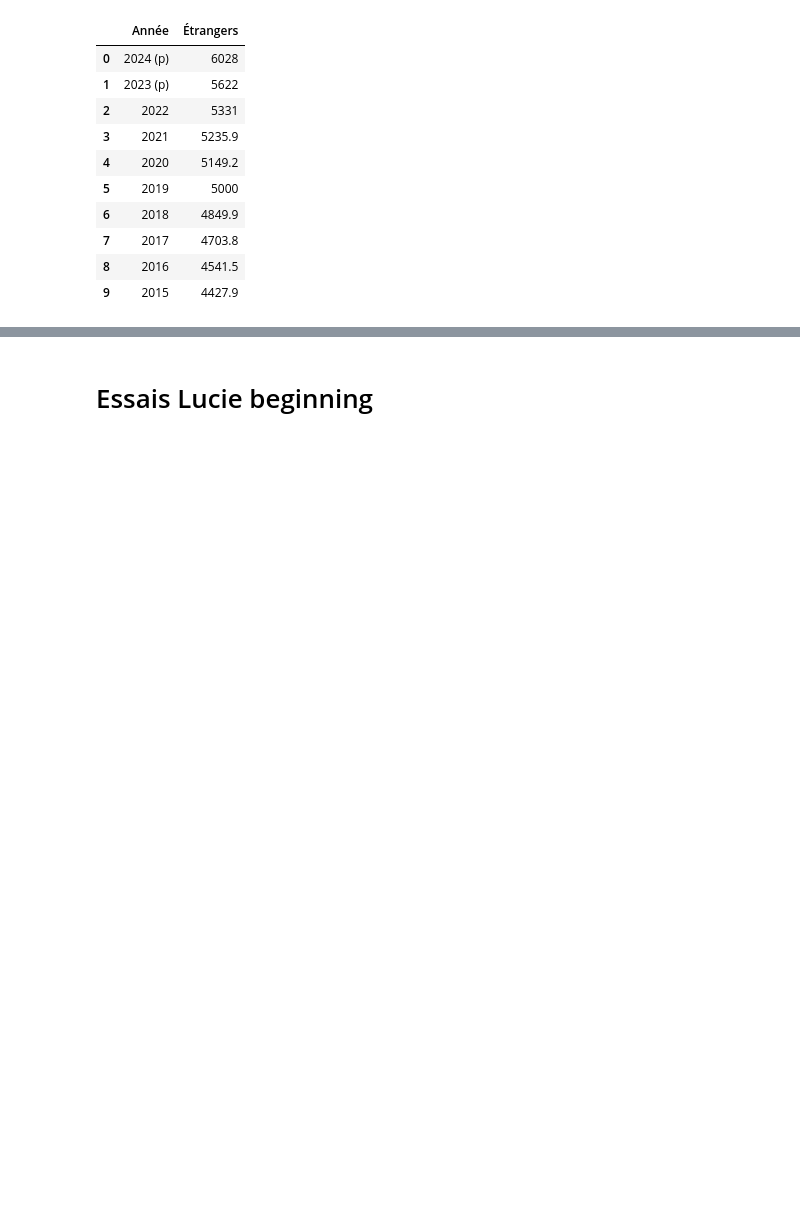
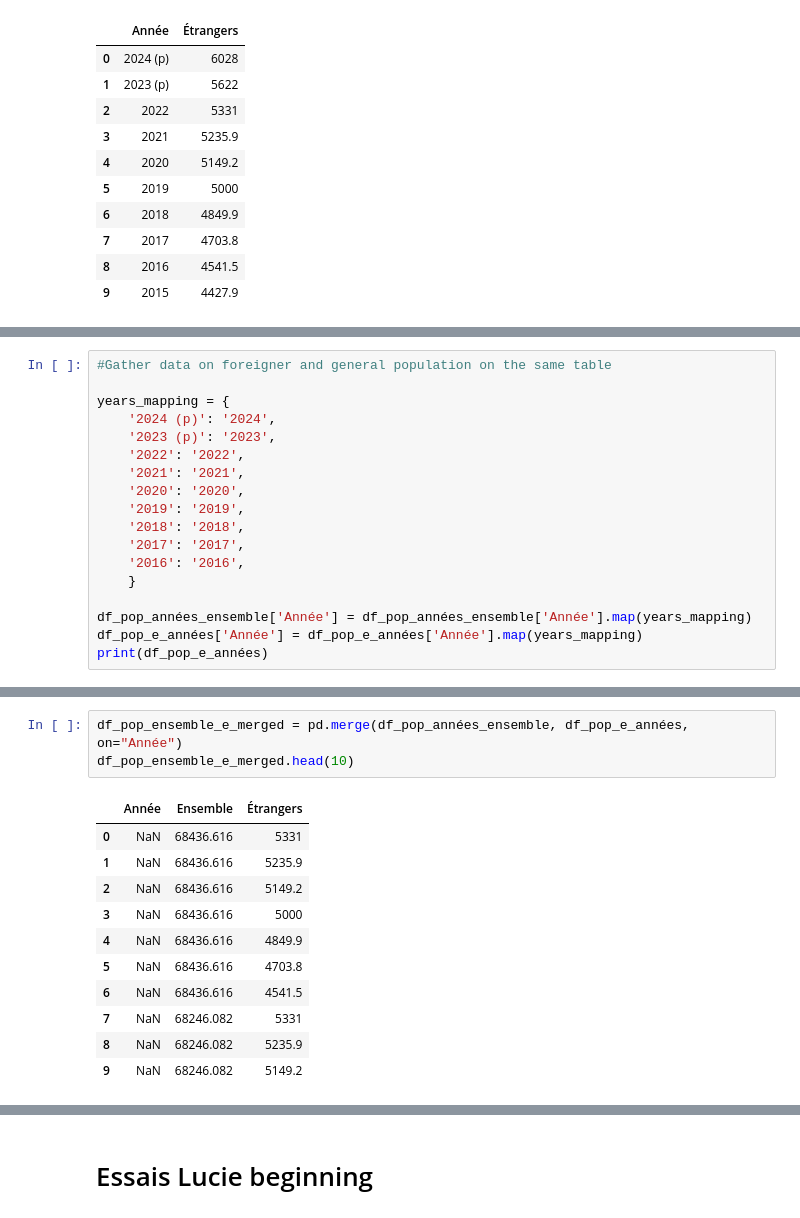
Before and after one commit to luciedum-dot/Intro-to-data-analysis-with-Python---Final-Project, a Jupyter notebook: Evolutions_of_Criminality_France_2016_2024.ipynb, the cells around one changed output, grey strips where cells are left out. Drawn from its saved outputs; the diff is of its cells as text; blank space fills up the shorter version.

```diff
--- a/Evolutions_of_Criminality_France_2016_2024.ipynb
+++ b/Evolutions_of_Criminality_France_2016_2024.ipynb
@@ -648,0 +630,18 @@ display(df_pop_e_années)
+# %%
+#Gather data on foreigner and general population on the same table
+
+years_mapping = {
+    '2024 (p)': '2024',
+    '2023 (p)': '2023',
+    '2022': '2022',
+    '2021': '2021',
+    '2020': '2020',
+    '2019': '2019',
+    '2018': '2018',
+    '2017': '2017',
+    '2016': '2016',
+    }
+
+df_pop_années_ensemble['Année'] = df_pop_années_ensemble['Année'].map(years_mapping)
+df_pop_e_années['Année'] = df_pop_e_années['Année'].map(years_mapping)
+print(df_pop_e_années)
@@ -648,0 +669,15 @@ display(df_pop_e_années)
+# %%
+df_pop_ensemble_e_merged = pd.merge(df_pop_années_ensemble, df_pop_e_années, on="Année")
+df_pop_ensemble_e_merged.head(10)
+# %% [output]
+|  | Année | Ensemble | Étrangers |
+| 0 | NaN | 68436.616 | 5331 |
+| 1 | NaN | 68436.616 | 5235.9 |
+| 2 | NaN | 68436.616 | 5149.2 |
+| 3 | NaN | 68436.616 | 5000 |
+| 4 | NaN | 68436.616 | 4849.9 |
+| 5 | NaN | 68436.616 | 4703.8 |
+| 6 | NaN | 68436.616 | 4541.5 |
+| 7 | NaN | 68246.082 | 5331 |
+| 8 | NaN | 68246.082 | 5235.9 |
+| 9 | NaN | 68246.082 | 5149.2 |
```
Also changed, not shown: parts of 4 cells of this notebook.
